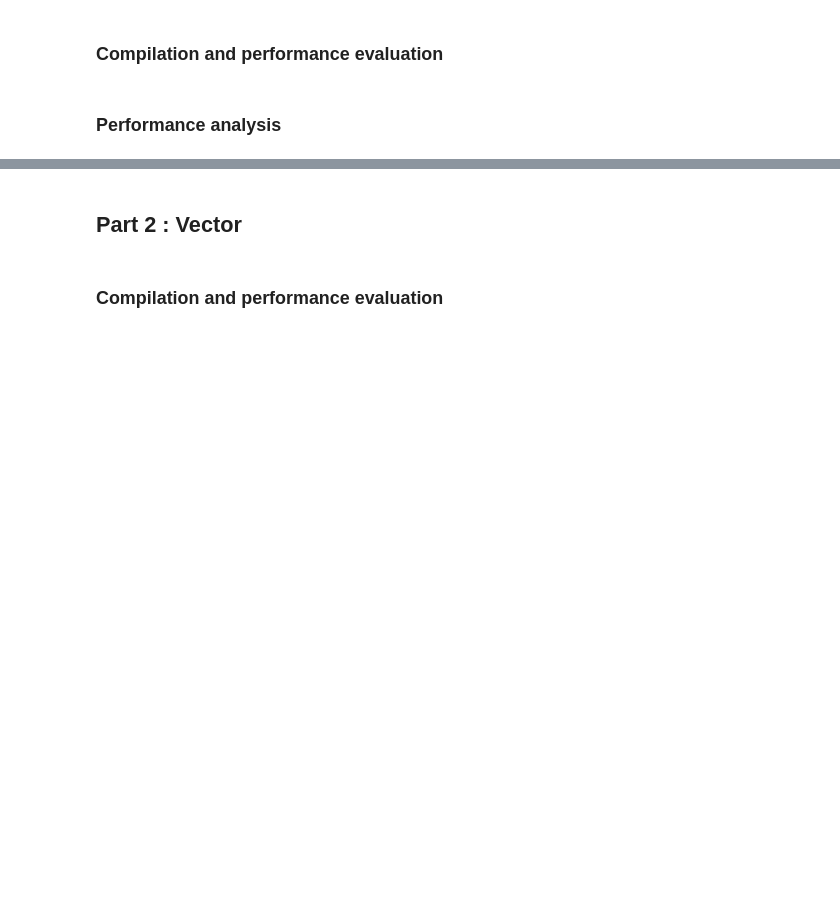
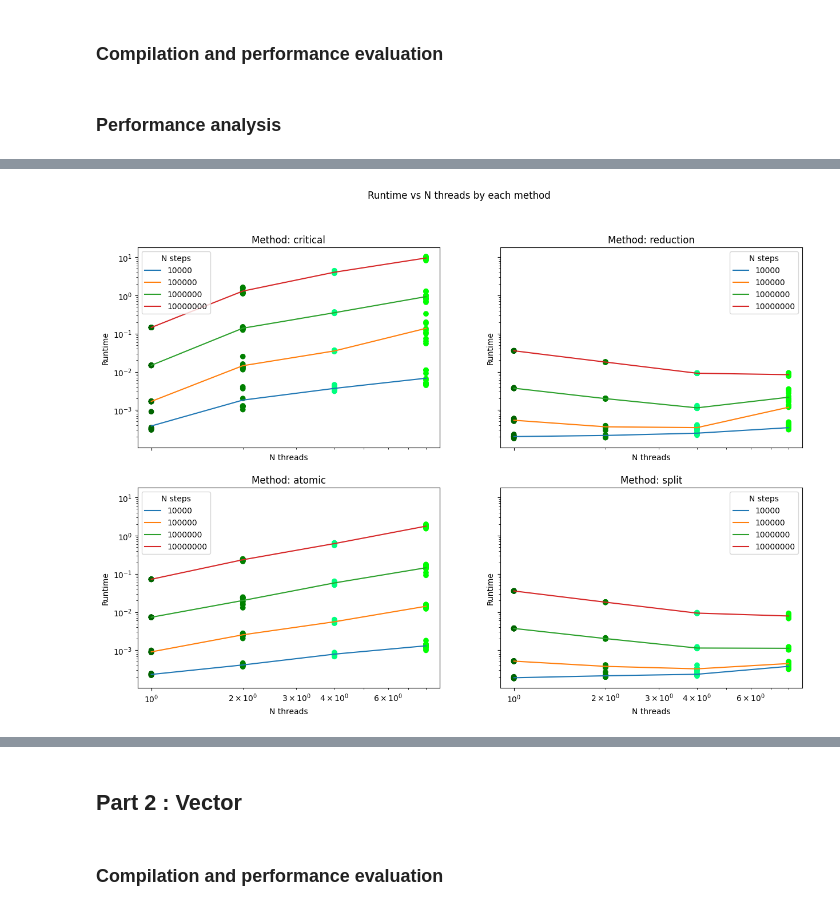
Before and after one commit to patriciobcs/multiprocessing-analysis, a Jupyter notebook: cuda/analysis.ipynb, the cells around one changed output, grey strips where cells are left out. Drawn from its saved outputs; the diff is of its cells as text; code cells hidden in the pictures; blank space fills up the shorter version.

```diff
--- a/cuda/analysis.ipynb
+++ b/cuda/analysis.ipynb
@@ -53,0 +51,32 @@ plt.ylabel('Runtime')
+# %%
+color_num_steps = {1 : "darkgreen", 2 : "green", 4 : "springgreen", 8 : "lime"}
+ax_methods = { "critical": [0,0], "atomic": [1, 0], "reduction": [0, 1], "split": [1, 1]}
+
+x = 'num_steps'
+y = 'runtime'
+
+fig, axs = plt.subplots(2, 2, figsize=(15, 10), sharex=True, sharey=True)
+
+for x_value in df_pi[x].unique():
+    for method in df_pi['method'].unique():
+        ax_x, ax_y = ax_methods[method];
+        ax = axs[ax_x, ax_y]
+
+        df_x_value = df_pi[(df_pi[x] == int(x_value))]
+        df_plot = df_x_value[df_x_value['method'] == method]
+
+        mean_stats = df_plot.groupby([x,'method', 'num_threads']).mean().reset_index()
+
+        ax.plot(mean_stats['num_threads'], mean_stats[y], linestyle="solid", label=x_value)
+        sct = ax.scatter(df_plot['num_threads'], df_plot[y], c=df_plot['num_threads'].apply(lambda n : color_num_steps[n]))
+        ax.set_xlabel("N threads")
+        ax.set_ylabel("Runtime")
+        ax.set_xscale('log')
+        ax.set_yscale('log')
+        ax.set_title("Method: " + method)
+        ax.legend(title="N steps")
+
+fig.suptitle('Runtime vs N threads by each method', fontsize='large')
+plt.show()
+# %% [output]
+[figure, added]
```
Also changed, not shown: parts of 16 cells of this notebook.
